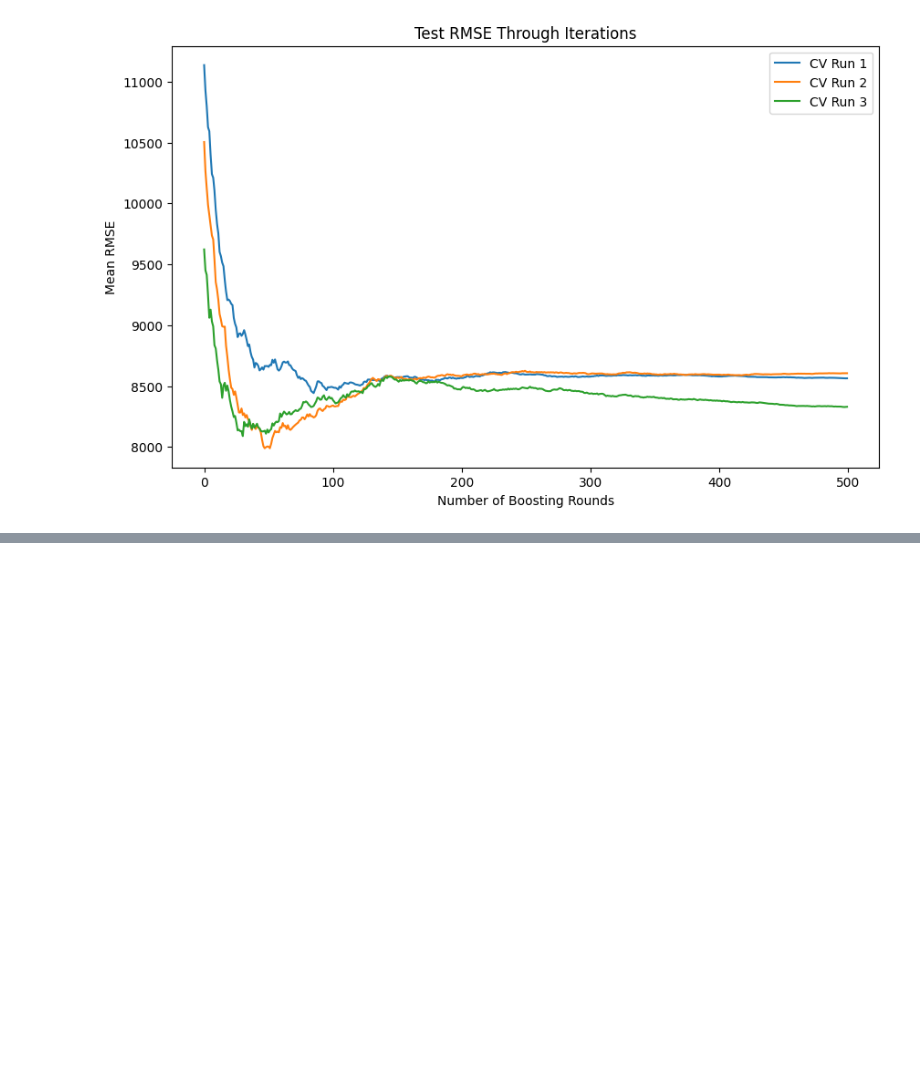
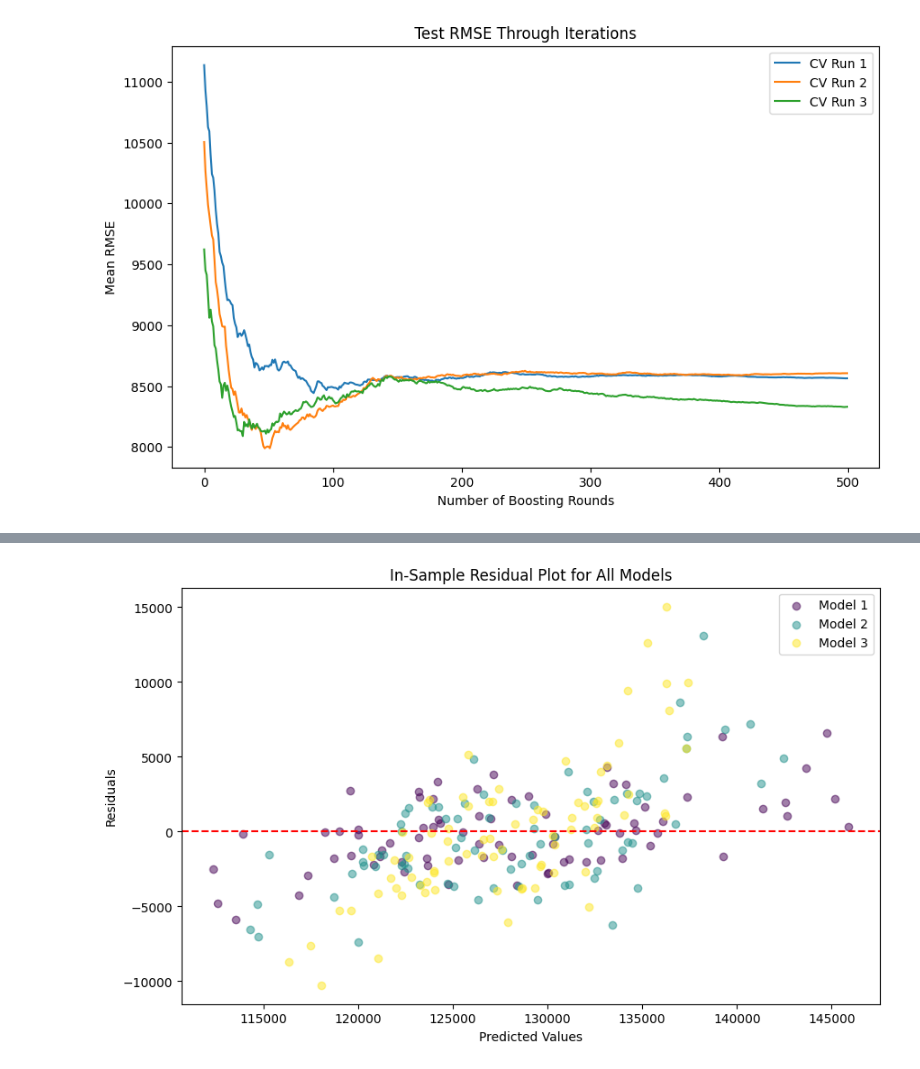
Before and after one commit to neto-riga/real-time-data-forecasting-with-ai-and-python-4565024, a Jupyter notebook: batch/training.ipynb, the cells around one changed output, grey strips where cells are left out. Drawn from its saved outputs; the diff is of its cells as text; code cells hidden in the pictures; blank space fills up the shorter version.

```diff
--- a/batch/training.ipynb
+++ b/batch/training.ipynb
@@ -221,3 +222,23 @@ plt.legend()
 plt.show()
 # %% [output]
 [figure]
+# %%
+import xgboost as xgb
+final_models_ls = []
+
+# Iterate through each set of cross-validation results and corresponding training targets
+for cv_results, y_train in zip(cv_results_ls, y_train_ls):
+    # Determine the optimal number of boosting rounds from cross-validation results
+    optimal_boost_rounds = cv_results['test-rmse-mean'].idxmin() + 1
+
+    # Initialize the XGBoost regressor with determined parameters
+    final_model = xgb.XGBRegressor(
+        n_estimators=optimal_boost_rounds,
+        **params
+    )
+
+    # Train the model on the full training dataset
+    final_model.fit(X_train, y_train)
+
+    # Append the trained model to the list
+    final_models_ls.append(final_model)
@@ -223,0 +249,36 @@ plt.show()
+# %%
+
+import matplotlib.pyplot as plt
+import numpy as np
+
+# Generate residual plot
+
+# Initialize lists to hold all predicted values and residuals
+all_y_pred = []
+all_residuals = []
+
+# Generate a list of colors using a colormap
+colors = plt.cm.viridis(np.linspace(0, 1, len(final_models_ls)))
+
+# Plot residuals for each model
+plt.figure(figsize=(10, 6))
+
+for idx, (final_model, y_train) in enumerate(zip(final_models_ls, y_train_ls)):
+    # Make predictions
+    y_pred = final_model.predict(X_train)
+
+    # Calculate residuals
+    residuals = y_train - y_pred
+
+    # Plot residuals with a unique color for each model
+    plt.scatter(y_pred, residuals, color=colors[idx], alpha=0.5, label=f'Model {idx+1}')
+
+# Add plot title and labels
+plt.axhline(y=0, color='red', linestyle='--')
+plt.title('In-Sample Residual Plot for All Models')
+plt.xlabel('Predicted Values')
+plt.ylabel('Residuals')
+plt.legend()  # Add a legend to differentiate each model
+plt.show()
+# %% [output]
+[figure, added]
```
Also changed, not shown: parts of 3 cells of this notebook, 3 other files.
